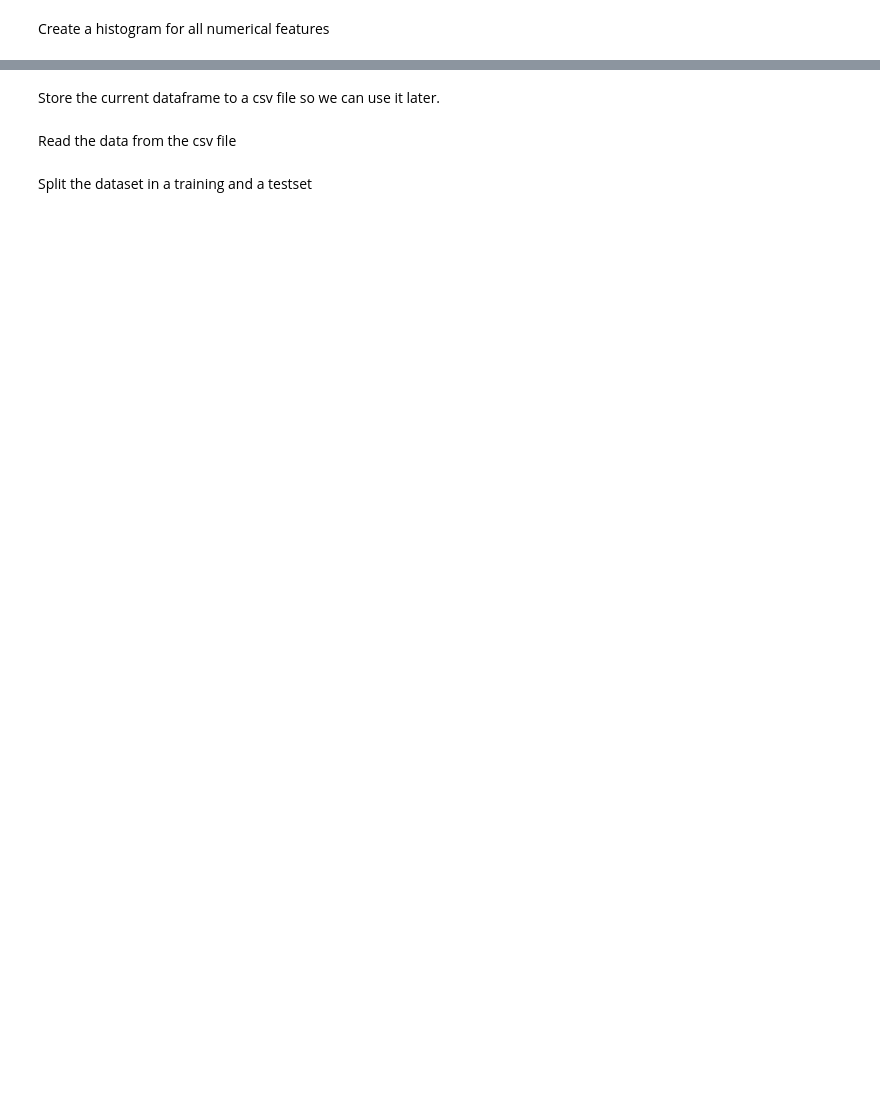
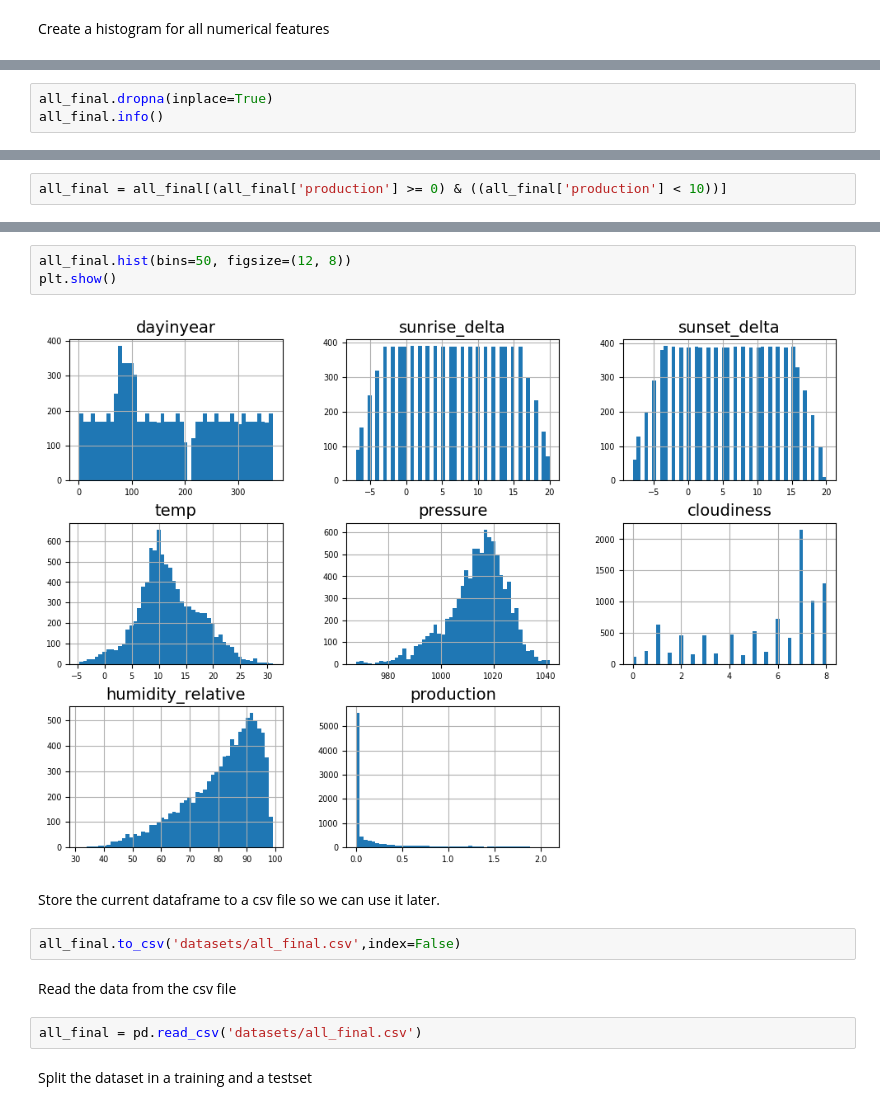
Before and after one commit to HOGENT-ML/course, a Jupyter notebook: 230-exercise_solar.ipynb, the cells around one changed output, grey strips where cells are left out. Cells and saved outputs as stored; diff of their text form; blank space fills up the shorter version.

```diff
--- a/230-exercise_solar.ipynb
+++ b/230-exercise_solar.ipynb
@@ -104,0 +338,3 @@ Which column requires further attention? Declare the odd data en fix it.
+# %%
+all_final.dropna(inplace=True)
+all_final.info()
@@ -104,0 +361,2 @@ Which column requires further attention? Declare the odd data en fix it.
+# %%
+all_final = all_final[(all_final['production'] >= 0) & ((all_final['production'] < 10))]
@@ -105,6 +375,15 @@ Which column requires further attention? Declare the odd data en fix it.
+# %%
+all_final.hist(bins=50, figsize=(12, 8))
+plt.show()
+# %% [output]
+[figure, added]
 # %% [markdown]
 Store the current dataframe to a csv file so we can use it later.
+# %%
+all_final.to_csv('datasets/all_final.csv',index=False)
 # %% [markdown]
 Read the data from the csv file
+# %%
+all_final = pd.read_csv('datasets/all_final.csv')
 # %% [markdown]
 Split the dataset in a training and a testset
```
Also changed, not shown: parts of 22 cells of this notebook, 5 other files.
